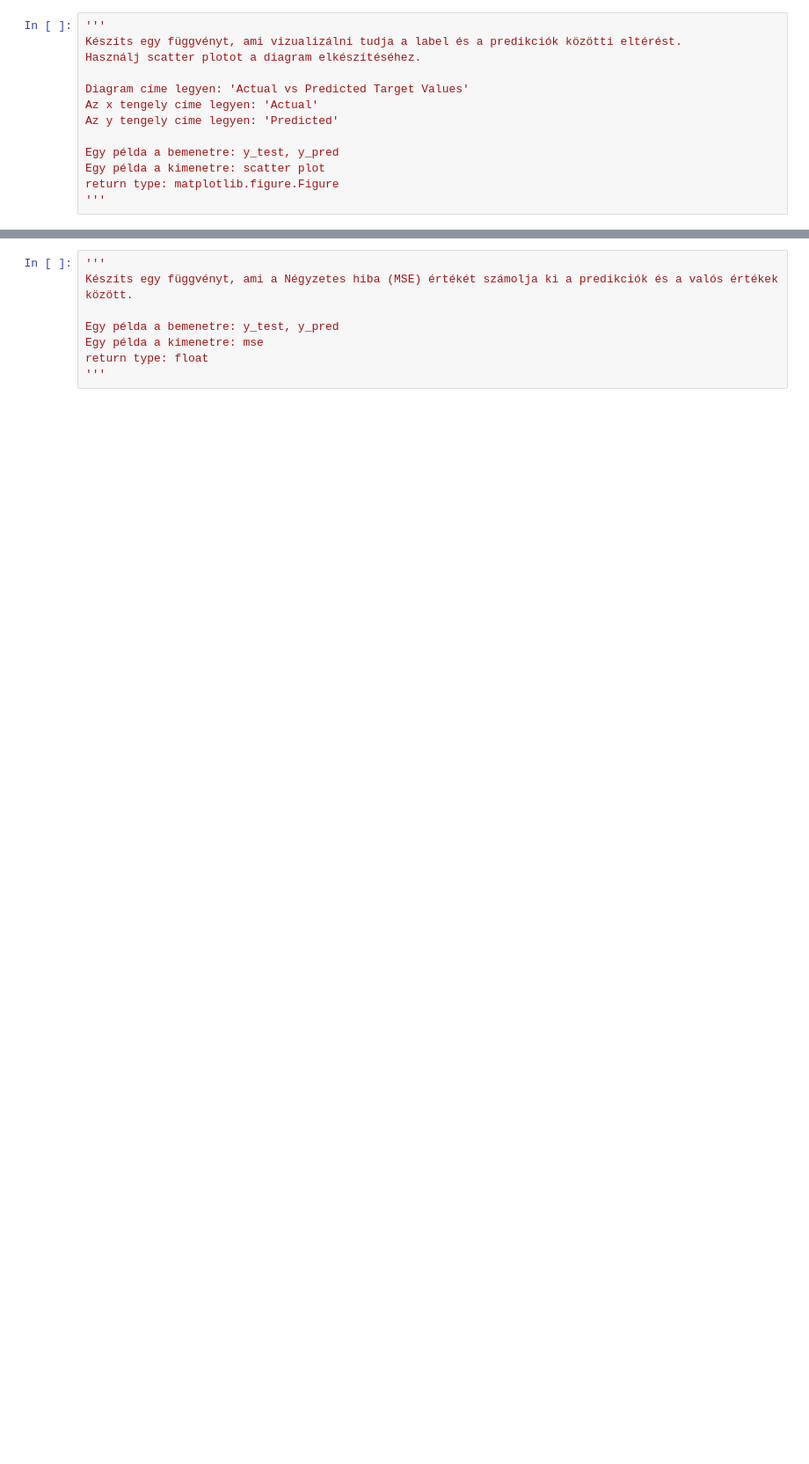
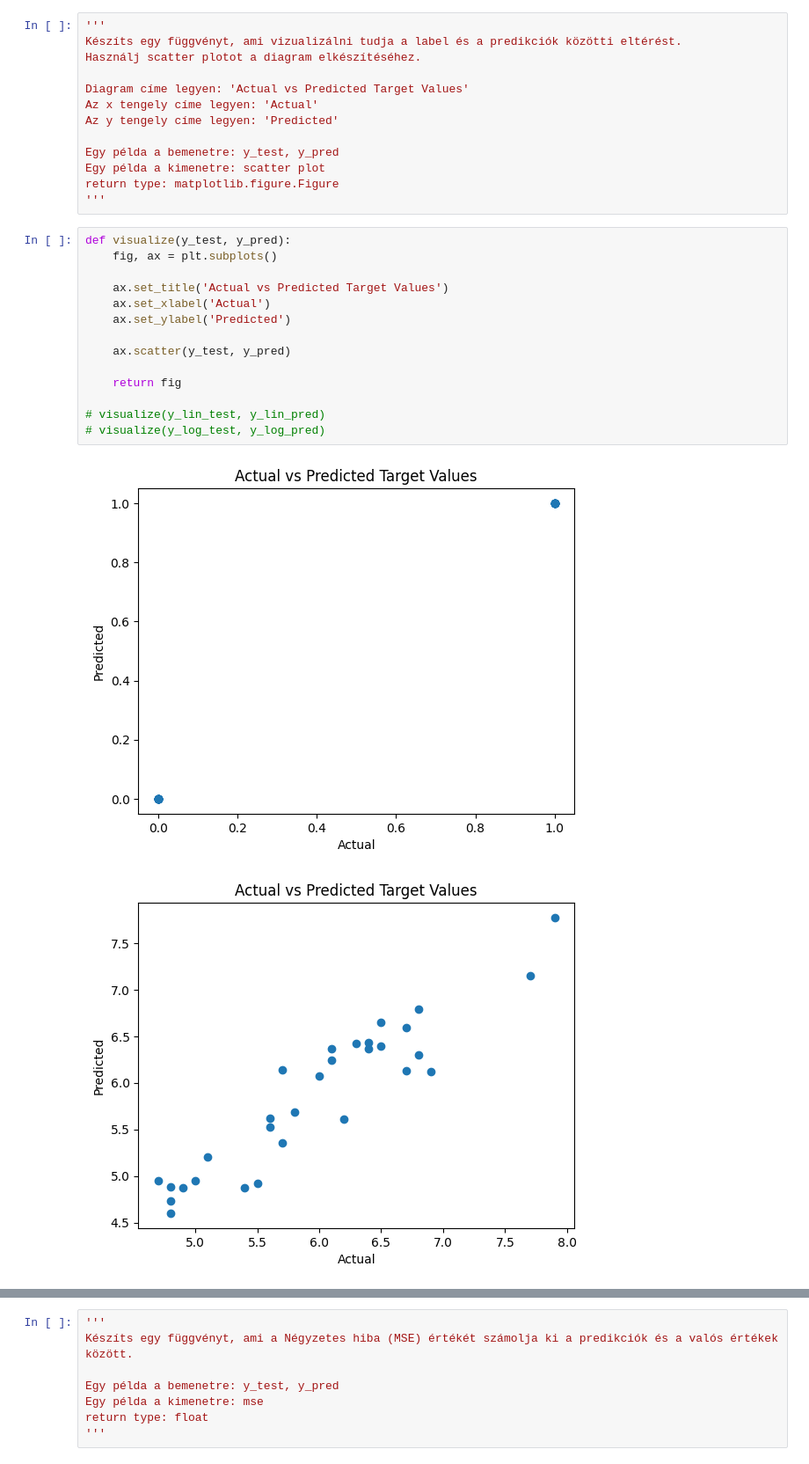
Before and after one commit to automessage/BEVADAT2022232, a Jupyter notebook: HAZI/HAZI08/HAZI08.ipynb, the cells around one changed output, grey strips where cells are left out. Shown: that part at 88% size. Drawn from its saved outputs; the diff is of its cells as text; blank space fills up the shorter version.

Commit message:
[Added] Visualize method

```diff
--- a/HAZI/HAZI08/HAZI08.ipynb
+++ b/HAZI/HAZI08/HAZI08.ipynb
@@ -139,3 +155,20 @@ Egy példa a bemenetre: y_test, y_pred
 Egy példa a kimenetre: scatter plot
 return type: matplotlib.figure.Figure
 '''
+# %%
+def visualize(y_test, y_pred):
+    fig, ax = plt.subplots()
+
+    ax.set_title('Actual vs Predicted Target Values')
+    ax.set_xlabel('Actual')
+    ax.set_ylabel('Predicted')
+
+    ax.scatter(y_test, y_pred)
+
+    return fig
+
+# visualize(y_lin_test, y_lin_pred)
+# visualize(y_log_test, y_log_pred)
+# %% [output]
+[figure, added]
+[figure, added]
```
Also changed, not shown: parts of 7 cells of this notebook.
